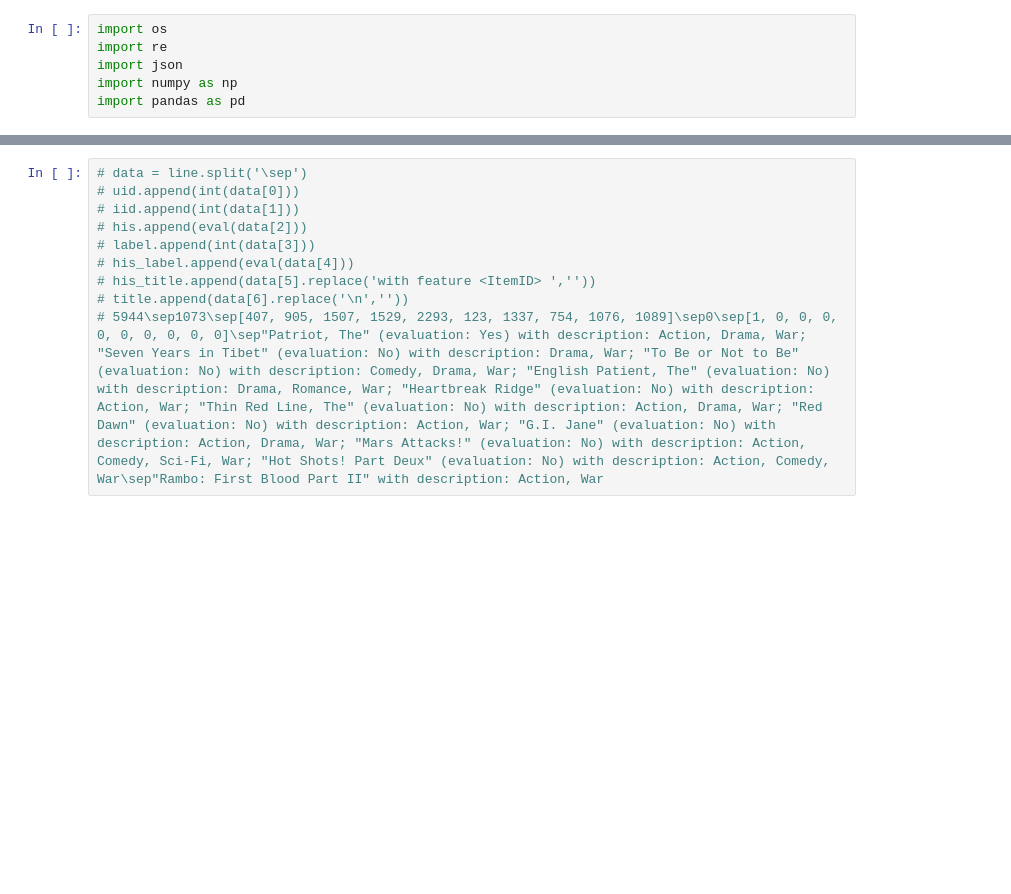
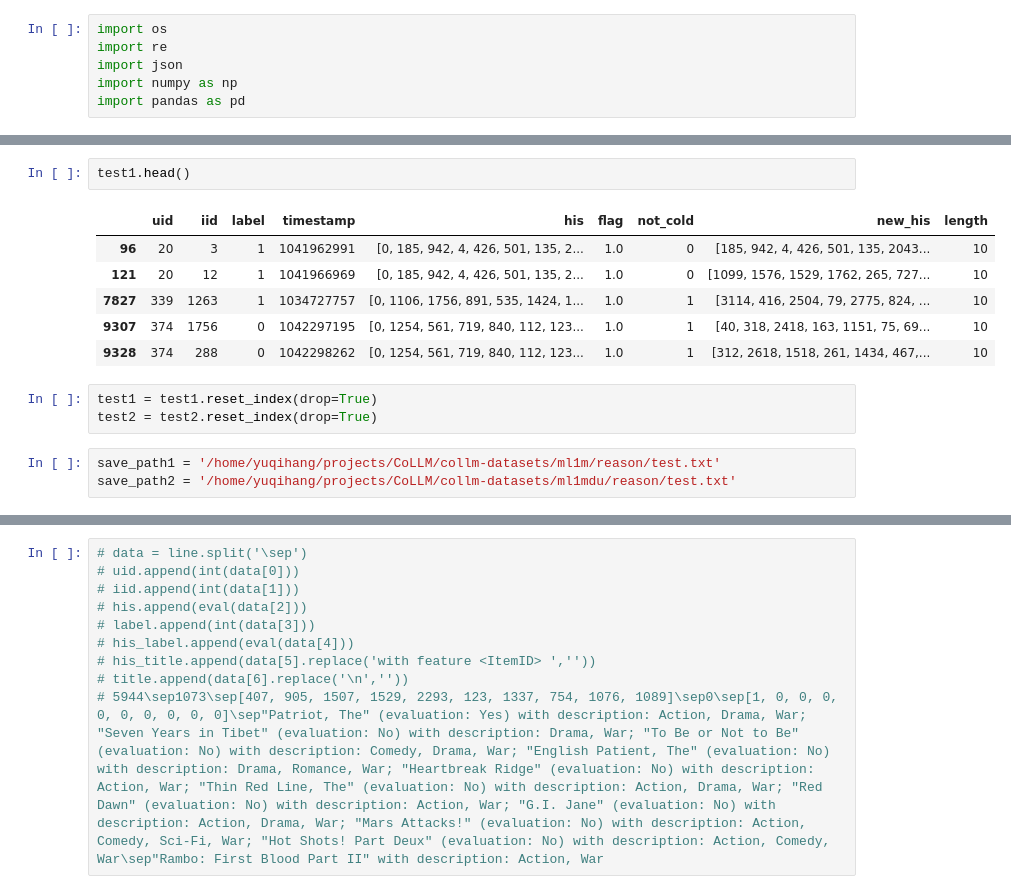
Before and after one commit to Yu-Qi-hang/ThinkRec, a Jupyter notebook: dataset/tools/getreflection.ipynb, the cells around one changed output, grey strips where cells are left out. Drawn from its saved outputs; the diff is of its cells as text; blank space fills up the shorter version.

```diff
--- a/dataset/tools/getreflection.ipynb
+++ b/dataset/tools/getreflection.ipynb
@@ -90,0 +78,15 @@ txt = convert_title_list_v4(turnid2txt(train.new_his[0]),train.new_his_label[0])
+# %%
+test1.head()
+# %% [output]
+|  | uid | iid | label | timestamp | his | flag | not_cold | new_his | length |
+| 96 | 20 | 3 | 1 | 1041962991 | [0, 185, 942, 4, 426, 501, 135, 2... | 1.0 | 0 | [185, 942, 4, 426, 501, 135, 2043... | 10 |
+| 121 | 20 | 12 | 1 | 1041966969 | [0, 185, 942, 4, 426, 501, 135, 2... | 1.0 | 0 | [1099, 1576, 1529, 1762, 265, 727... | 10 |
+| 7827 | 339 | 1263 | 1 | 1034727757 | [0, 1106, 1756, 891, 535, 1424, 1... | 1.0 | 1 | [3114, 416, 2504, 79, 2775, 824, ... | 10 |
+| 9307 | 374 | 1756 | 0 | 1042297195 | [0, 1254, 561, 719, 840, 112, 123... | 1.0 | 1 | [40, 318, 2418, 163, 1151, 75, 69... | 10 |
+| 9328 | 374 | 288 | 0 | 1042298262 | [0, 1254, 561, 719, 840, 112, 123... | 1.0 | 1 | [312, 2618, 1518, 261, 1434, 467,... | 10 |
+# %%
+test1 = test1.reset_index(drop=True)
+test2 = test2.reset_index(drop=True)
+# %%
+save_path1 = '/home/yuqihang/projects/CoLLM/collm-datasets/ml1m/reason/test.txt'
+save_path2 = '/home/yuqihang/projects/CoLLM/collm-datasets/ml1mdu/reason/test.txt'
```
Also changed, not shown: parts of 57 cells of this notebook, 20 other files.
